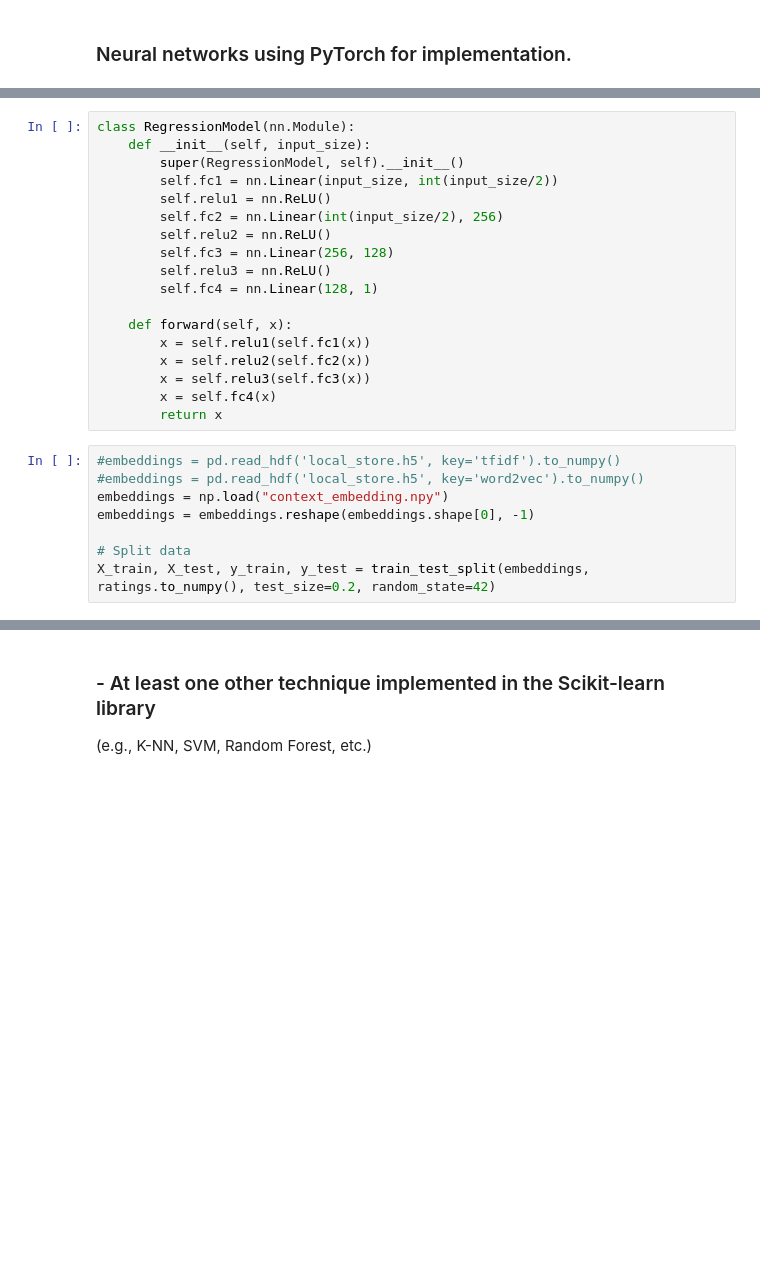
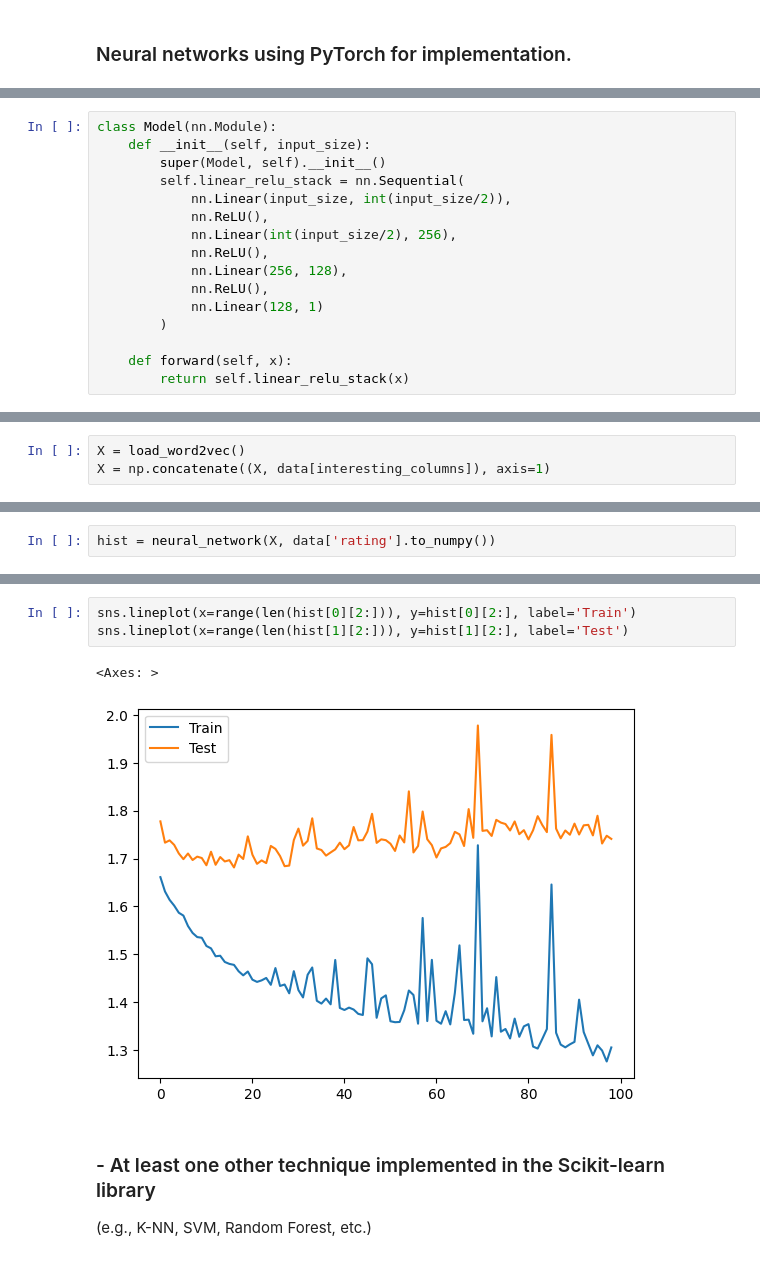
Before and after one commit to BenediktMehl/DataProcessingFinalProject, a Jupyter notebook: processing.ipynb, the cells around one changed output, grey strips where cells are left out. Saved outputs shown, nothing was run; the diff lists cells and outputs as text; blank space fills up the shorter version.

```diff
--- a/processing.ipynb
+++ b/processing.ipynb
@@ -92,26 +93,16 @@ from sklearn.model_selection import train_test_split
 # %%
-class RegressionModel(nn.Module):
+class Model(nn.Module):
     def __init__(self, input_size):
-        super(RegressionModel, self).__init__()
-        self.fc1 = nn.Linear(input_size, int(input_size/2))
-        self.relu1 = nn.ReLU()
-        self.fc2 = nn.Linear(int(input_size/2), 256)
-        self.relu2 = nn.ReLU()
-        self.fc3 = nn.Linear(256, 128)
-        self.relu3 = nn.ReLU()
-        self.fc4 = nn.Linear(128, 1)
+        super(Model, self).__init__()
+        self.linear_relu_stack = nn.Sequential(
+            nn.Linear(input_size, int(input_size/2)),
+            nn.ReLU(),
+            nn.Linear(int(input_size/2), 256),
+            nn.ReLU(),
+            nn.Linear(256, 128),
+            nn.ReLU(),
+            nn.Linear(128, 1)
+        )
 
     def forward(self, x):
-        x = self.relu1(self.fc1(x))
-        x = self.relu2(self.fc2(x))
-        x = self.relu3(self.fc3(x))
-        x = self.fc4(x)
-        return x
+        return self.linear_relu_stack(x)
-# %%
-#embeddings = pd.read_hdf('local_store.h5', key='tfidf').to_numpy()
-#embeddings = pd.read_hdf('local_store.h5', key='word2vec').to_numpy()
-embeddings = np.load("context_embedding.npy")
-embeddings = embeddings.reshape(embeddings.shape[0], -1)
-
-# Split data
-X_train, X_test, y_train, y_test = train_test_split(embeddings, ratings.to_numpy(), test_size=0.2, random_state=42)
@@ -177,0 +109,3 @@ Compared to baseline mse: 111%
+# %%
+X = load_word2vec()
+X = np.concatenate((X, data[interesting_columns]), axis=1)
@@ -177,0 +153,2 @@ Compared to baseline mse: 111%
+# %%
+hist = neural_network(X, data['rating'].to_numpy())
@@ -178,3 +173,9 @@ Compared to baseline mse: 111%
+# %%
+sns.lineplot(x=range(len(hist[0][2:])), y=hist[0][2:], label='Train')
+sns.lineplot(x=range(len(hist[1][2:])), y=hist[1][2:], label='Test')
+# %% [output]
+<Axes: >
+[figure, added]
 # %% [markdown]
 ### - At least one other technique implemented in the Scikit-learn library
 (e.g., K-NN, SVM, Random Forest, etc.)
```
Also changed, not shown: parts of 23 cells of this notebook, 5 other files.
